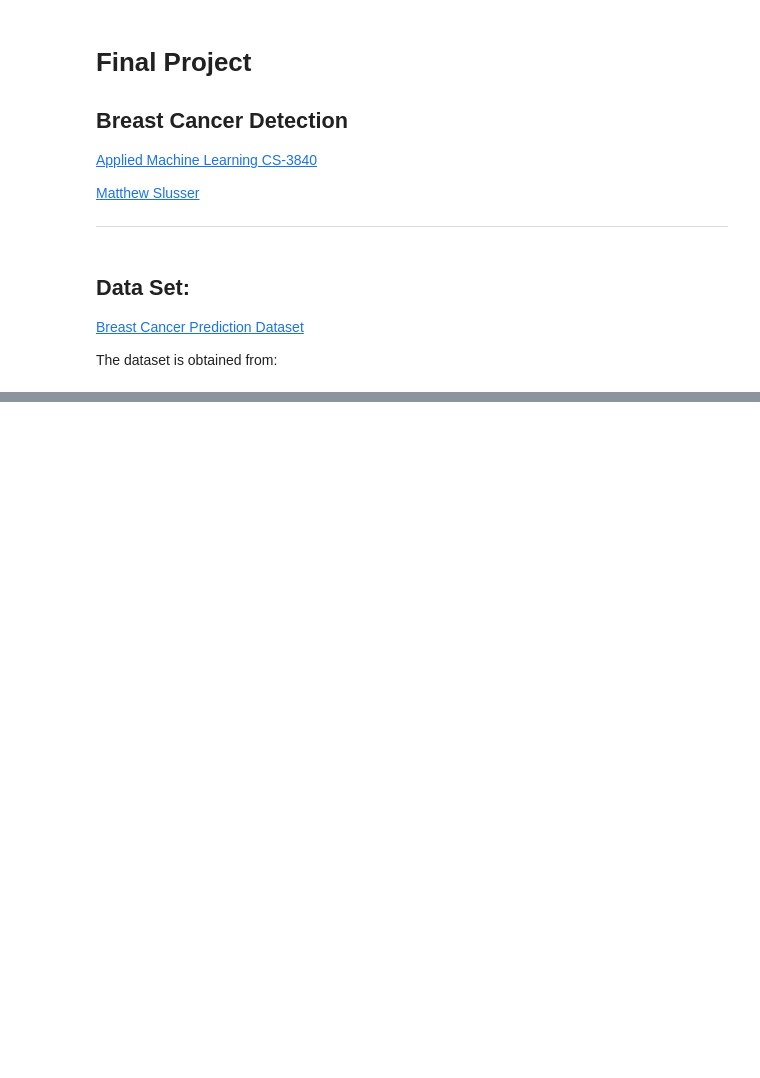
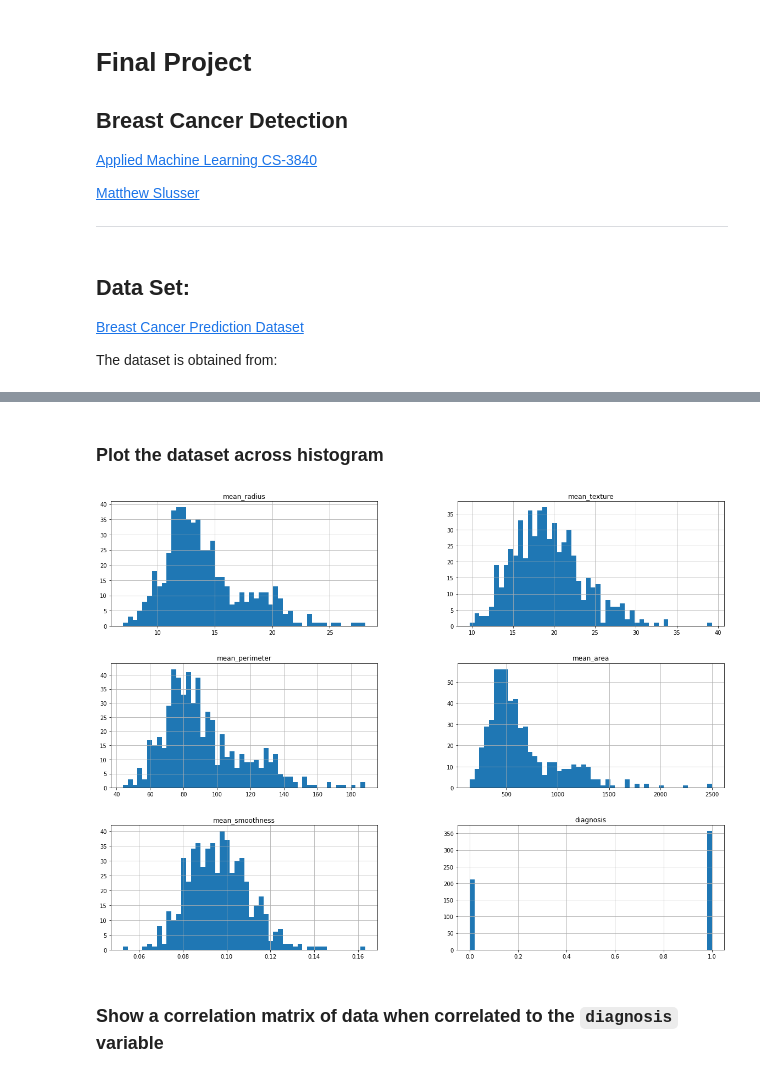
Before and after one commit to Sluss12/Applied-Machine-Learning-CS3840-01, a Jupyter notebook: final-project/matthew-slusser-final-project.ipynb, the cells around one changed output, grey strips where cells are left out. Cells and saved outputs as stored; diff of their text form; code cells hidden in the pictures; blank space fills up the shorter version.

Commit message:
begining data processing

```diff
--- a/final-project/matthew-slusser-final-project.ipynb
+++ b/final-project/matthew-slusser-final-project.ipynb
@@ -31,0 +51,9 @@ breast_cancer_data = load_breast_cancer_data()
+# %% [markdown]
+### Plot the dataset across histogram
+# %%
+breast_cancer_data.hist(bins=50, figsize=(20,15))
+plt.show()
+# %% [output]
+[figure, added]
+# %% [markdown]
+### Show a correlation matrix of data when correlated to the `diagnosis` variable
```
Also changed, not shown: parts of 3 cells of this notebook.
